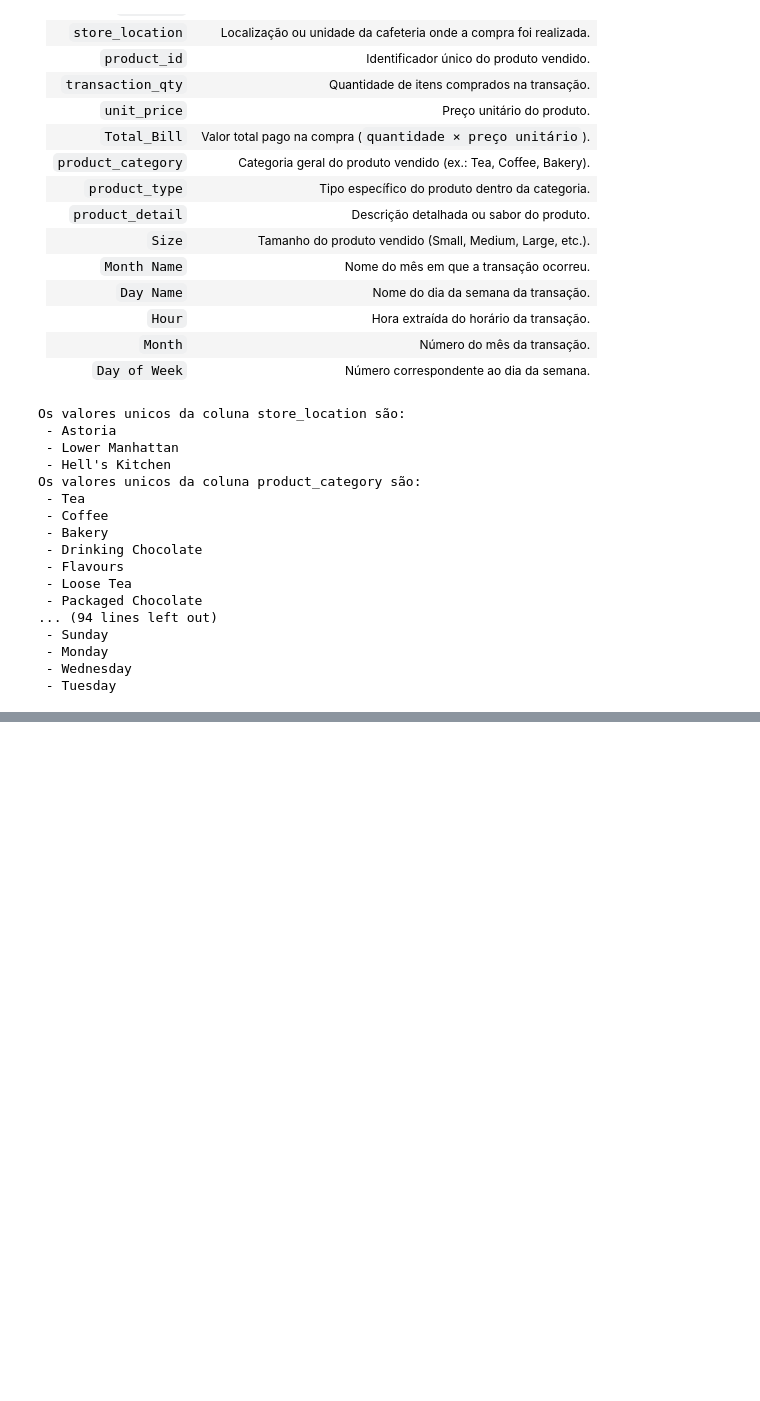
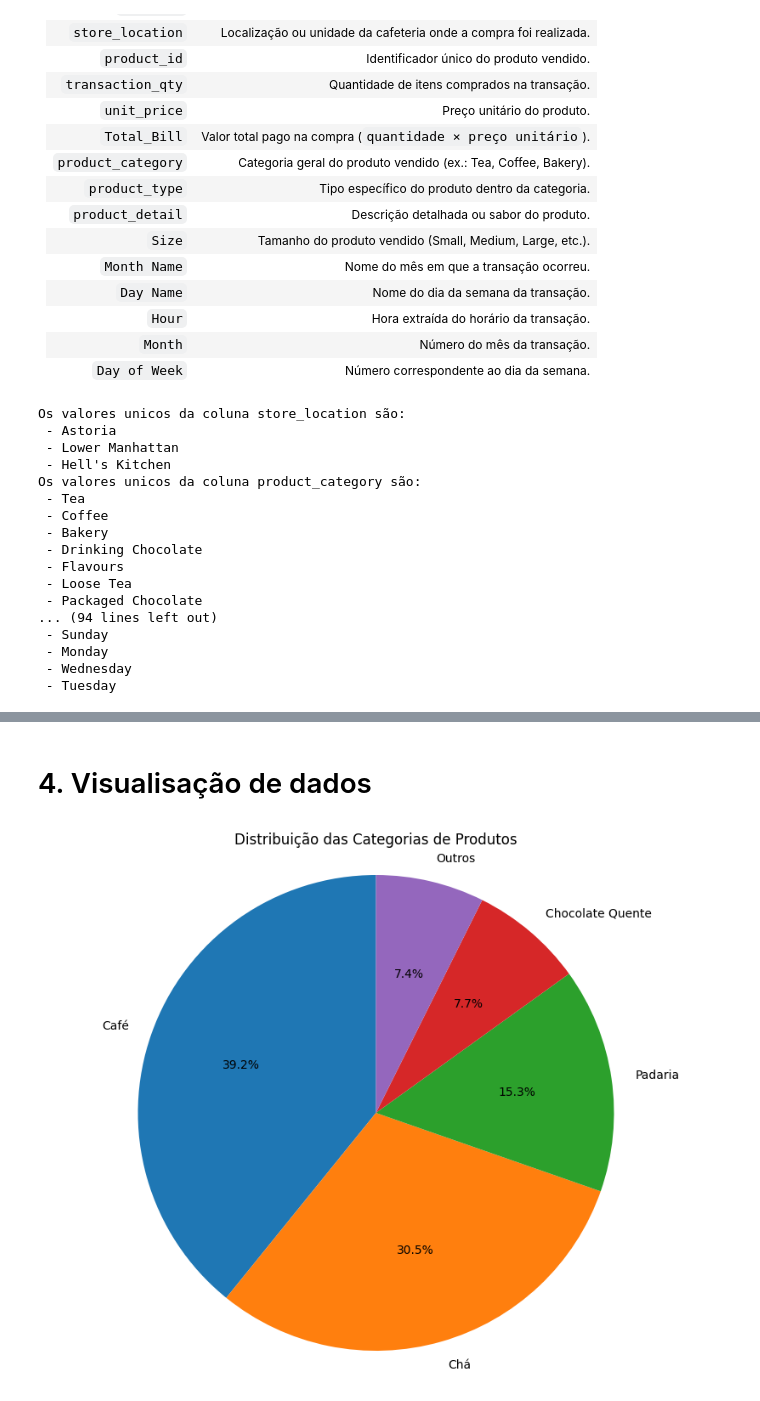
Before and after one commit to decknho/sales-analysis, a Jupyter notebook: data.ipynb, the cells around one changed output, grey strips where cells are left out. Cells and saved outputs as stored; diff of their text form; code cells hidden in the pictures; blank space fills up the shorter version.

```diff
--- a/data.ipynb
+++ b/data.ipynb
@@ -159,0 +229,35 @@ df.head()
+# %% [markdown]
+# 4. Visualisação de dados
+# %%
+# Contagem das categorias
+categorias = df['categoria_do_produto'].value_counts(normalize=True) * 100
+
+# Separando categorias menores que 5%
+categorias_ajustadas = categorias.copy()
+
+# Soma das categorias menores que 5%
+outros = categorias_ajustadas[categorias_ajustadas < 5].sum()
+
+# Mantendo apenas categorias >= 5%
+categorias_ajustadas = categorias_ajustadas[categorias_ajustadas >= 5]
+
+# Adicionando "Outros"
+categorias_ajustadas['Outros'] = outros
+
+# Criando gráfico
+plt.figure(figsize=(10, 8))
+
+plt.pie(
+    categorias_ajustadas,
+    labels=categorias_ajustadas.index,
+    autopct='%1.1f%%',
+    startangle=90
+)
+
+plt.title('Distribuição das Categorias de Produtos')
+
+plt.axis('equal')
+
+plt.show()
+# %% [output]
+[figure, added]
```
Also changed, not shown: parts of 14 cells of this notebook.
